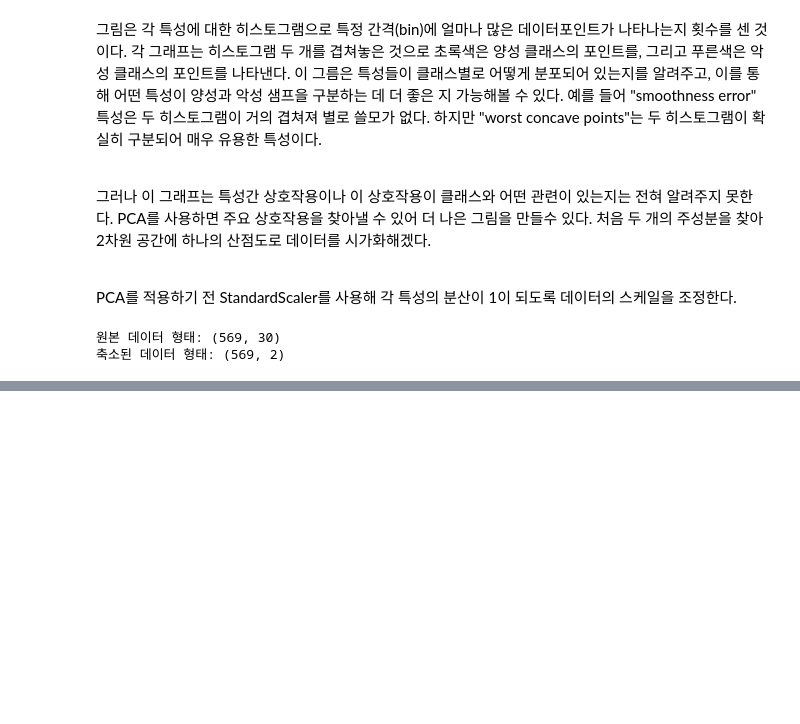
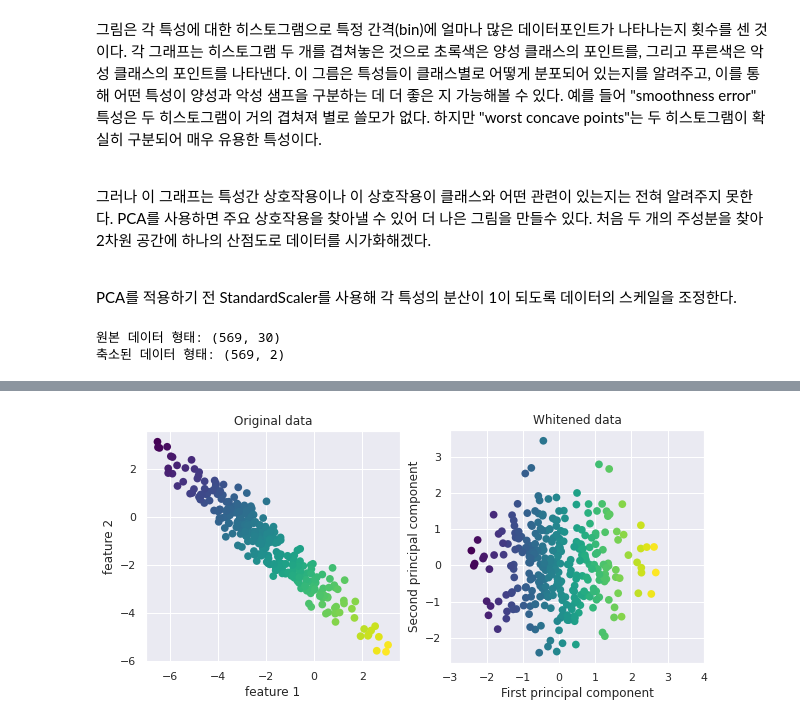
Before and after one commit to 201ssc/python_test1, a Jupyter notebook: 3_4_차원축소,_특성_축줄_매니폴드_학습.ipynb, the cells around one changed output, grey strips where cells are left out. Saved outputs shown, nothing was run; the diff lists cells and outputs as text; code cells hidden in the pictures; blank space fills up the shorter version.

```diff
--- a/3_4_차원축소,_특성_축줄_매니폴드_학습.ipynb
+++ b/3_4_차원축소,_특성_축줄_매니폴드_학습.ipynb
@@ -136,0 +265,4 @@ Text(0.5, 0, 'second principal component')
+# %%
+mglearn.plots.plot_pca_whitening()
+# %% [output]
+[figure, added]
```
Also changed, not shown: parts of 17 cells of this notebook.
